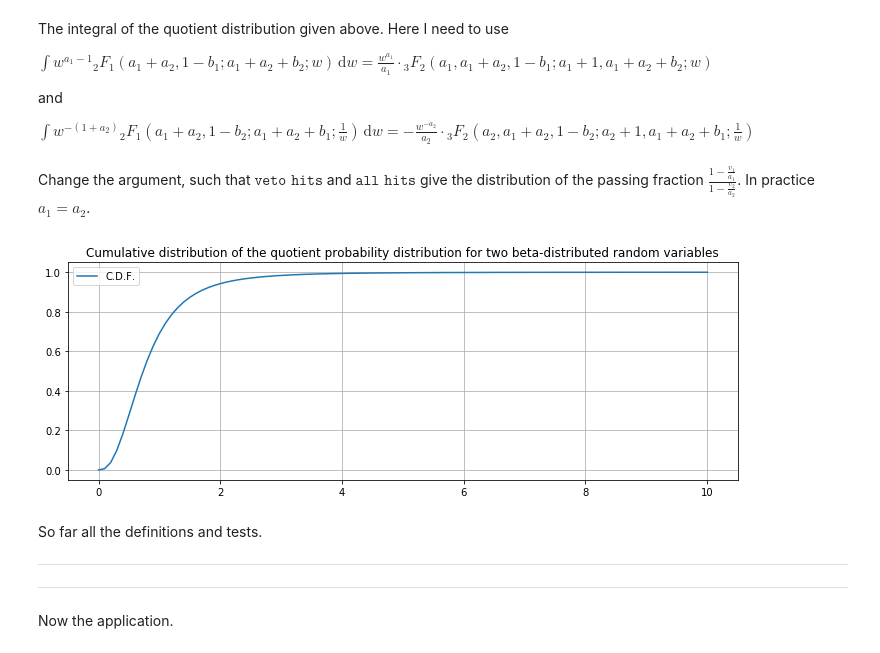
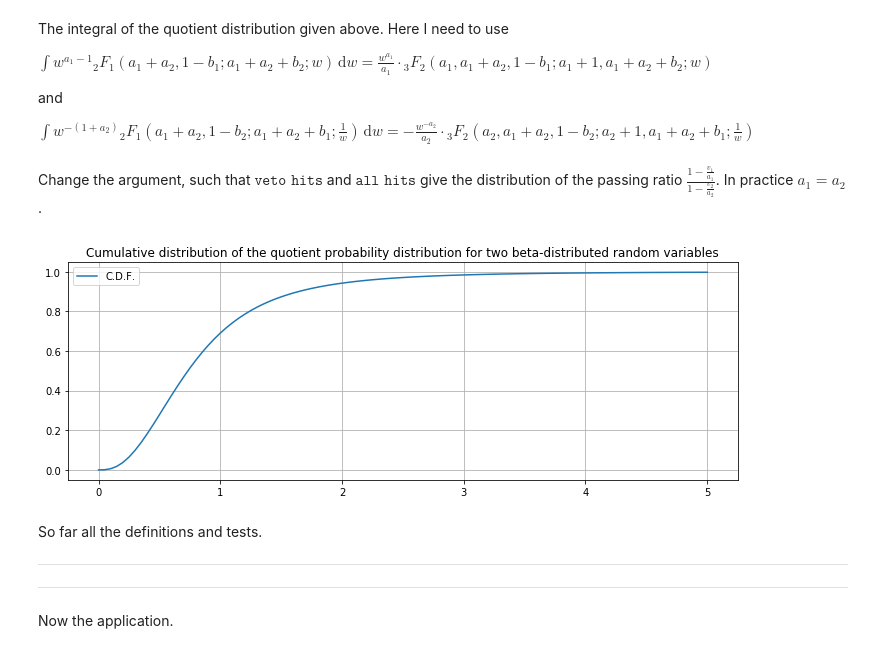
Before and after one commit to jsaffer/vetostudie, a Jupyter notebook: beta_ratio.ipynb, the cells around one changed output. Saved outputs shown, nothing was run; the diff lists cells and outputs as text; code cells hidden in the pictures.

```diff
--- a/beta_ratio.ipynb
+++ b/beta_ratio.ipynb
@@ -73,11 +72,3 @@ Convert number to integer
-# %%
-def con_int(val):
-    if isinstance(val, int) or isinstance(val, float):
-        con_val = int(val)
-        return con_val
-    else:
-        print('Something wrong! hit paramters should be integers or floats!')
-        exit(0)
 # %% [markdown]
 ## <font color='orange'>Analytical approach</font>
 The two cases ($0<w\leq1$ and $w\geq1$) of hypergeometric functions that will be used below ($1 - \beta_i$ are non-positive). (see page 40, Yudell L. Luke, 1969)
@@ -263,22 +254,22 @@ def cumulative_pdf_ratio(a1, a2, b1, b2, w):
             result[j] = cum_pdf_calc(wj)
     return result
 # %% [markdown]
-Change the argument, such that $\texttt{veto hits}$ and $\texttt{all hits}$ give the distribution of the passing fraction $\frac{1-\frac{v_1}{a_1}}{1-\frac{v_2}{a_2}}$. In practice $a_1 = a_2$.
+Change the argument, such that $\texttt{veto hits}$ and $\texttt{all hits}$ give the distribution of the passing ratio $\frac{1-\frac{v_1}{a_1}}{1-\frac{v_2}{a_2}}$. In practice $a_1 = a_2$.
 # %%
 def custom_cumulative_pdf_ratio(v1, v2, a1, a2, w):
     '''vi / ai here are the number of vetoed / all events for module i'''
     return cumulative_pdf_ratio(a1-v1, a2-v2, v1, v2, w)
 # %%
-asd = np.linspace(0, 10, 101)
+asd = np.linspace(0, 5, 101)
 casd = cumulative_pdf_ratio(3, 4, 7, 6, asd)
 plt.title('Cumulative distribution of the quotient probability distribution for two beta-distributed random variables')
 plt.plot(asd, casd, label = 'C.D.F.')
 plt.grid('true')
 plt.legend(loc = 'best')
 #plt.savefig('cdf.png')
 plt.show()
 # %% [output]
-[figure, old version]
+[figure, new version]
 # %% [markdown]
 So far all the definitions and tests.
 
```
Also changed, not shown: parts of 15 cells of this notebook.
